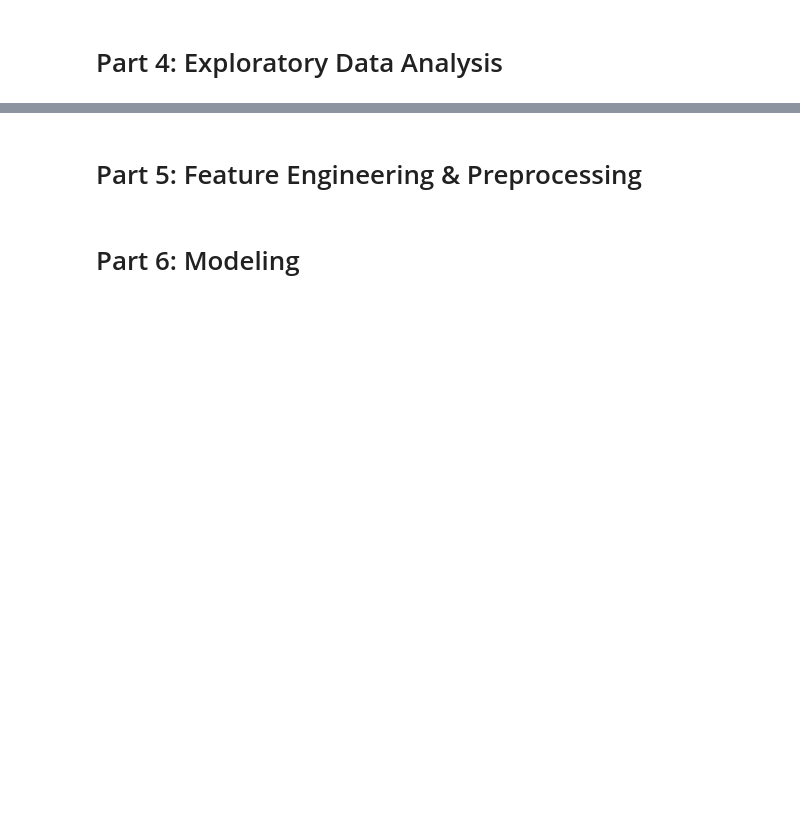
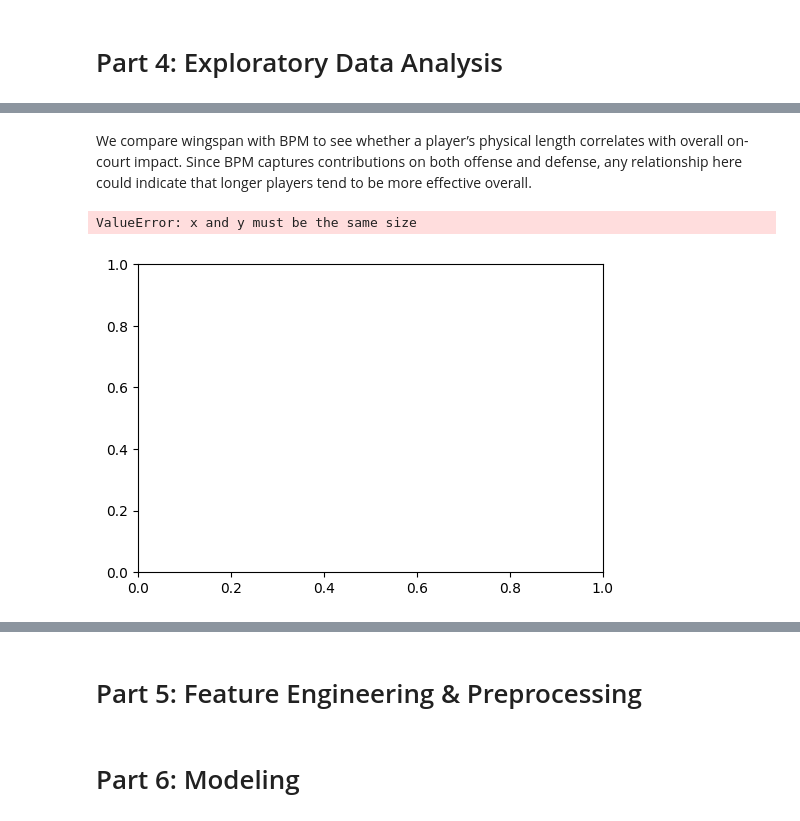
Before and after one commit to BennettHilck12/DraftEdge, a Jupyter notebook: DraftEdge.ipynb, the cells around one changed output, grey strips where cells are left out. Saved outputs shown, nothing was run; the diff lists cells and outputs as text; code cells hidden in the pictures; blank space fills up the shorter version.

```diff
--- a/DraftEdge.ipynb
+++ b/DraftEdge.ipynb
@@ -162,5 +220,2 @@ ncaa_df = ncaa_df[
-# %%
-ncaa_df = ncaa_df.dropna()
-combine_df = combine_df.dropna()
 # %% [markdown]
 # Part 4: Exploratory Data Analysis
@@ -166,0 +224,12 @@ combine_df = combine_df.dropna()
+# %% [markdown]
+We compare wingspan with BPM to see whether a player’s physical length correlates with overall on-court impact. Since BPM captures contributions on both offense and defense, any relationship here could indicate that longer players tend to be more effective overall.
+# %%
+plt.figure(figsize=(6,4))
+plt.scatter(combine_df['wingspan'], ncaa_df['BPM'])
+plt.xlabel("Wingspan (inches)")
+plt.ylabel("BPM")
+plt.title("Wingspan vs College BPM")
+plt.show()
+# %% [output]
+ValueError: x and y must be the same size
+[figure, added]
```
Also changed, not shown: parts of 20 cells of this notebook.
